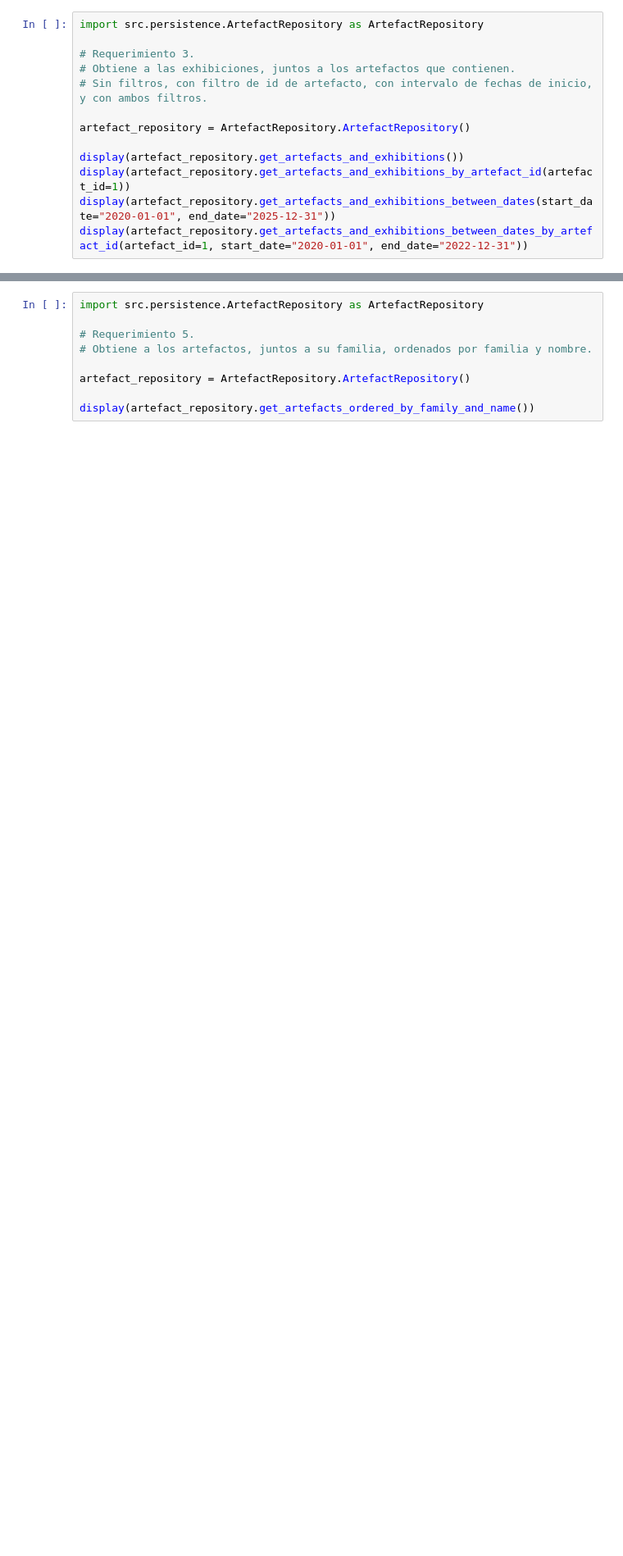
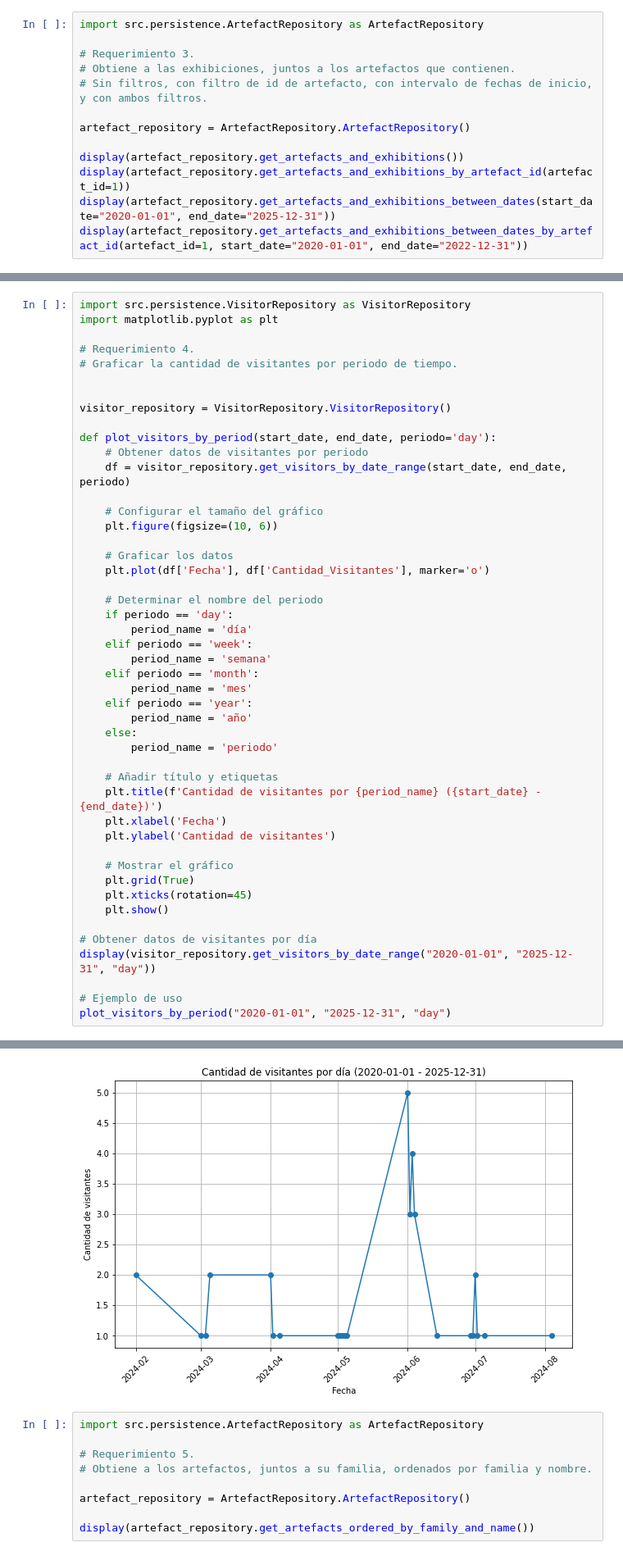
Before and after one commit to Felipe-Valdes/ICC368, a Jupyter notebook: MuseoApp/Museo_Data.ipynb, the cells around one changed output, grey strips where cells are left out. Shown at 82% size. Drawn from its saved outputs; the diff is of its cells as text; blank space fills up the shorter version.

Commit message:
Cambios para requerimientos 4 y 6

```diff
--- a/MuseoApp/Museo_Data.ipynb
+++ b/MuseoApp/Museo_Data.ipynb
@@ -76,0 +38,48 @@ plt.show()
+# %%
+import src.persistence.VisitorRepository as VisitorRepository
+import matplotlib.pyplot as plt
+
+# Requerimiento 4.
+# Graficar la cantidad de visitantes por periodo de tiempo.
+
+
+visitor_repository = VisitorRepository.VisitorRepository()
+
+def plot_visitors_by_period(start_date, end_date, periodo='day'):
+    # Obtener datos de visitantes por periodo
+    df = visitor_repository.get_visitors_by_date_range(start_date, end_date, periodo)
+
+    # Configurar el tamaño del gráfico
+    plt.figure(figsize=(10, 6))
+
+    # Graficar los datos
+    plt.plot(df['Fecha'], df['Cantidad_Visitantes'], marker='o')
+
+    # Determinar el nombre del periodo
+    if periodo == 'day':
+        period_name = 'día'
+    elif periodo == 'week':
+        period_name = 'semana'
+    elif periodo == 'month':
+        period_name = 'mes'
+    elif periodo == 'year':
+        period_name = 'año'
+    else:
+        period_name = 'periodo'
+
+    # Añadir título y etiquetas
+    plt.title(f'Cantidad de visitantes por {period_name} ({start_date} - {end_date})')
+    plt.xlabel('Fecha')
+    plt.ylabel('Cantidad de visitantes')
+
+    # Mostrar el gráfico
+    plt.grid(True)
+    plt.xticks(rotation=45)
+    plt.show()
+
+# Obtener datos de visitantes por día
+display(visitor_repository.get_visitors_by_date_range("2020-01-01", "2025-12-31", "day"))
+
+# Ejemplo de uso
+plot_visitors_by_period("2020-01-01", "2025-12-31", "day")
+# %% [output]
@@ -77,3 +103,4 @@ plt.show()
+[figure, added]
 # %%
 import src.persistence.ArtefactRepository as ArtefactRepository
 
```
Also changed, not shown: parts of 4 cells of this notebook, 1 other file.
